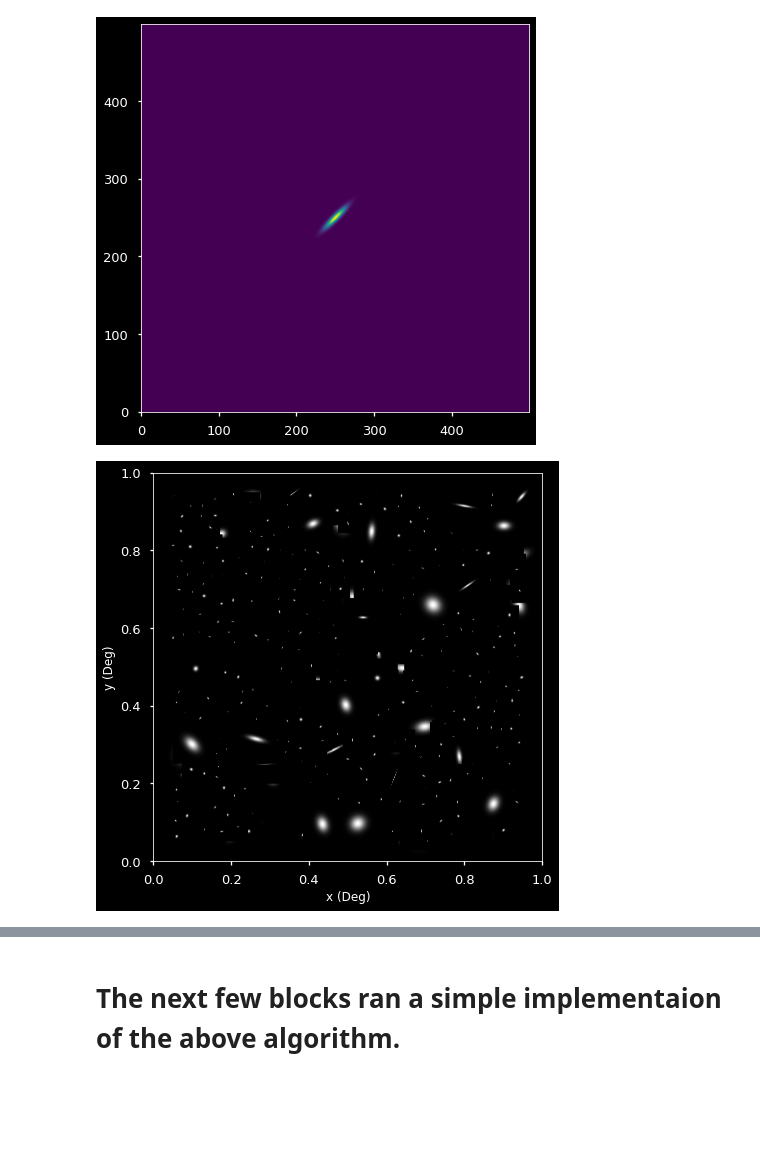
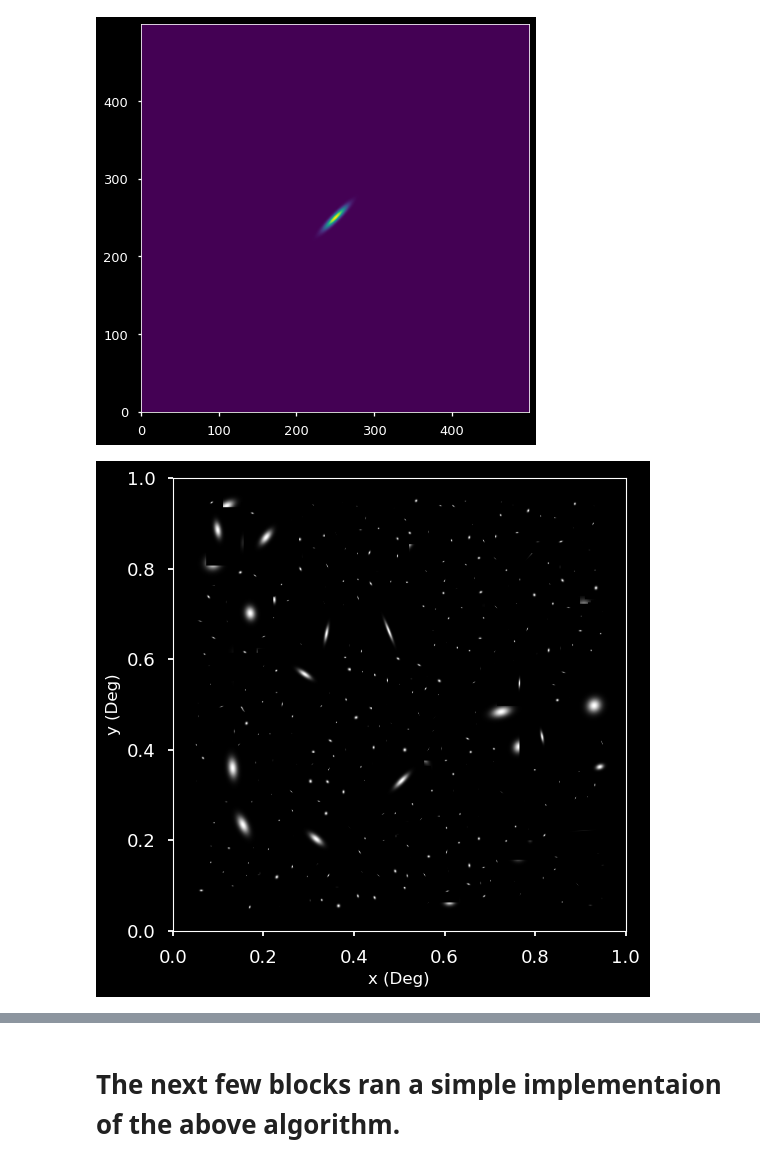
Before and after one commit to sparxastronomy/Cluster-Detection, a Jupyter notebook: test.ipynb, the cells around one changed output, grey strips where cells are left out. Saved outputs shown, nothing was run; the diff lists cells and outputs as text; code cells hidden in the pictures; blank space fills up the shorter version.

```diff
--- a/test.ipynb
+++ b/test.ipynb
@@ -85,13 +85,18 @@ plt.imshow(a, origin='lower')
 # function to generate mock stars and galaxies
 
 def MockData(bkg, nos, star_no, gal_no, star_size, gal_size):
-    # bkg = background data
-    # nos = number of sample
-    # star_no = number of stars
-    # gal_no = number of galaxies
-    # gal_size = size of each galaxy (must me array of type [x_spred,y_spred])
-    # star_size = size of each star (must me array of type [x_spred,y_spred])
+    """
+    bkg = background data
+    nos = number of sample
+    star_no = number of stars
+    gal_no = number of galaxies
+    gal_size = size of each galaxy (must me array of type [x_spred,y_spred])
+    star_size = size of each star (must me array of type [x_spred,y_spred])
 
+    Returns:
+    ==============
+    bkg = background data with stars and galaxies (NP array)
+    """
 
     # checking input parameters
     if nos != star_no + gal_no:
@@ -171,11 +193,11 @@ def SingleBinPlot(data, bins):
 # %%
-#generated_sample = MockData(bkg_data,nos=500,star_no=480,gal_no=20,star_size=[0.1,0.1],gal_size=[0.3,0.3])
-#plt.figure(figsize=(10,10), dpi=100)
+generated_sample = MockData(bkg_data,nos=500,star_no=480,gal_no=20,star_size=[0.1,0.1],gal_size=[0.3,0.3])
+plt.figure(figsize=(6,6), dpi=100)
 plt.imshow(generated_sample, origin='lower',cmap='gray', extent=[0,ang_res,0,ang_res])
 
 plt.xlabel('x (Deg)',fontsize=12);
 plt.ylabel('y (Deg)',fontsize=12);
 #plt.savefig('simulated1.jpg', bbox_inches='tight', dpi=200)#
 # %% [output]
-[figure, old version]
+[figure, new version]
 # %%
```
Also changed, not shown: parts of 6 cells of this notebook, 2 other files.
